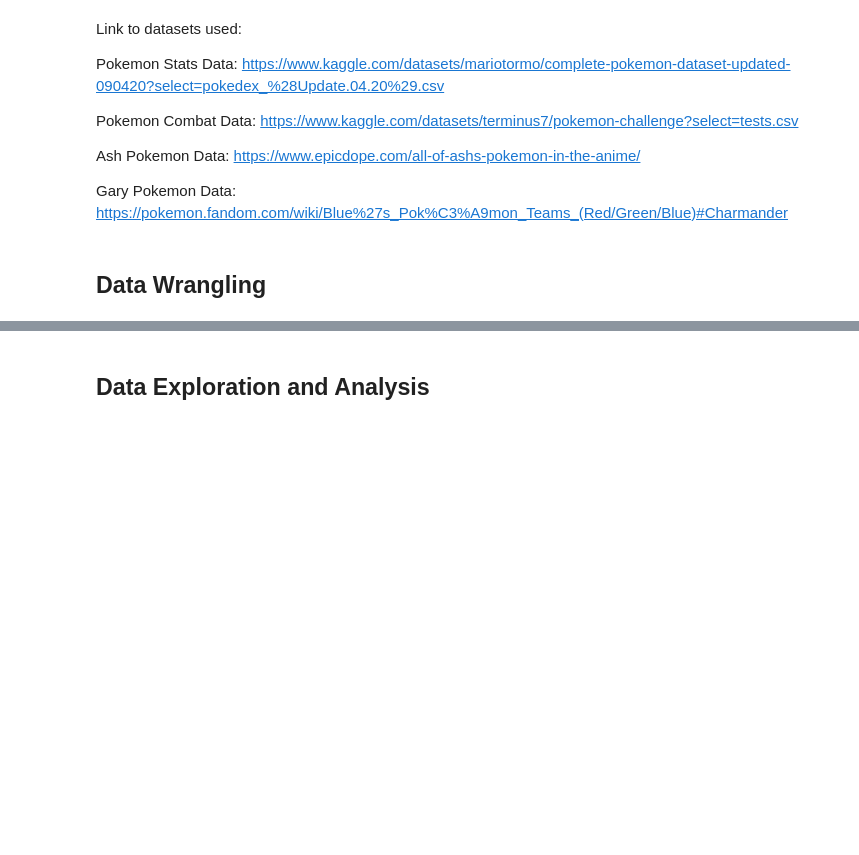
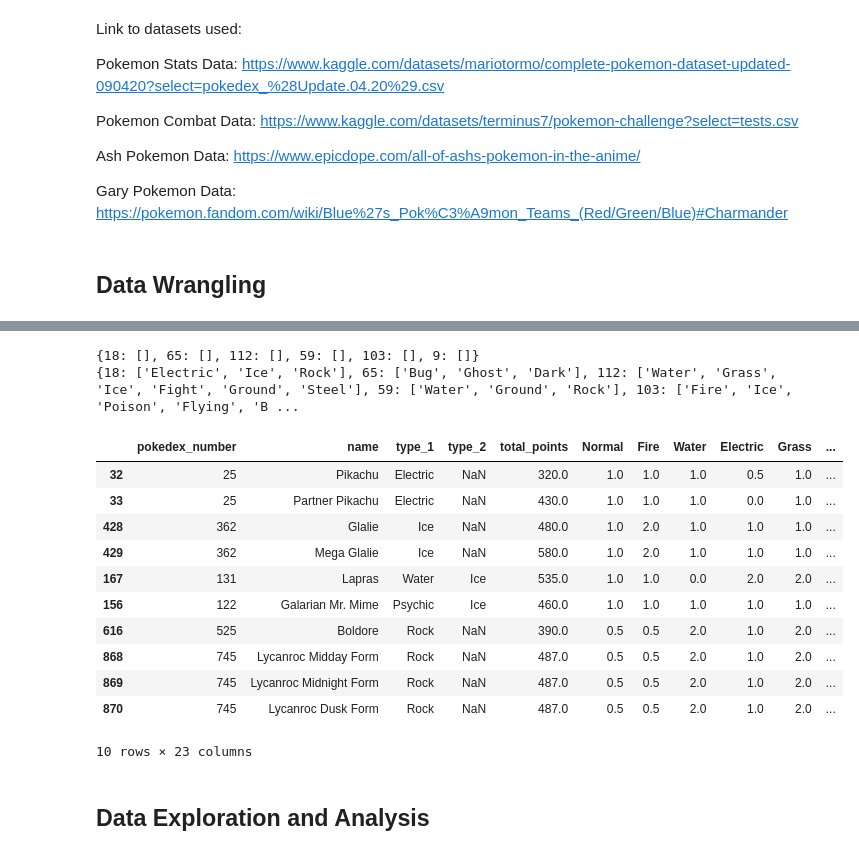
Before and after one commit to codingdn/cmsc320final, a Jupyter notebook: cmsc320final.ipynb, the cells around one changed output, grey strips where cells are left out. Cells and saved outputs as stored; diff of their text form; code cells hidden in the pictures; blank space fills up the shorter version.

```diff
--- a/cmsc320final.ipynb
+++ b/cmsc320final.ipynb
@@ -105,8 +98,48 @@ ash_pokemon.drop_duplicates('pokedex_number')
 # %%
 # for each of gary's pokemon, get a list of all the types that are 2 or 4x weak
 # compile together and drop duplicates
 
-# find all pokemon who fits in this typing (either type 1 or type 2 )
+np_gary = gary_pokemon.to_numpy()
+weakness = {}
+for i in gary_pokemon['pokedex_number']:
+    weakness[i] = []
+
+print(weakness)
+cols = gary_pokemon.columns.values.tolist()
+for i in np_gary:
+    for j in range (5, len(i)):
+        if (i[j] >= 2):
+            weakness[i[0]].append(cols[j])
+
+print(weakness)
+
+# find all pokemon who fits in this typing (either type 1 or type 2)
+counter_poke = {}
+for i in gary_pokemon['pokedex_number']:
+    counter_poke[i] = pd.DataFrame()
+
+for i in weakness.keys():
+    for j in weakness[i]:
+        counter_poke[i] = pd.concat([counter_poke[i], ash_pokemon[ash_pokemon['type_1'] == j]])
+        counter_poke[i] = pd.concat([counter_poke[i], ash_pokemon[ash_pokemon['type_2'] == j]])
+        counter_poke[i].drop_duplicates()
+
+counter_poke[18]
+# %% [output]
+{18: [], 65: [], 112: [], 59: [], 103: [], 9: []}
+{18: ['Electric', 'Ice', 'Rock'], 65: ['Bug', 'Ghost', 'Dark'], 112: ['Water', 'Grass', 'Ice', 'Fight', 'Ground', 'Steel'], 59: ['Water', 'Ground', 'Rock'], 103: ['Fire', 'Ice', 'Poison', 'Flying', 'B ...
+|  | pokedex_number | name | type_1 | type_2 | total_points | Normal | Fire | Water | Electric | Grass | ... |
+| 32 | 25 | Pikachu | Electric | NaN | 320.0 | 1.0 | 1.0 | 1.0 | 0.5 | 1.0 | ... |
+| 33 | 25 | Partner Pikachu | Electric | NaN | 430.0 | 1.0 | 1.0 | 1.0 | 0.0 | 1.0 | ... |
+| 428 | 362 | Glalie | Ice | NaN | 480.0 | 1.0 | 2.0 | 1.0 | 1.0 | 1.0 | ... |
+| 429 | 362 | Mega Glalie | Ice | NaN | 580.0 | 1.0 | 2.0 | 1.0 | 1.0 | 1.0 | ... |
+| 167 | 131 | Lapras | Water | Ice | 535.0 | 1.0 | 1.0 | 0.0 | 2.0 | 2.0 | ... |
+| 156 | 122 | Galarian Mr. Mime | Psychic | Ice | 460.0 | 1.0 | 1.0 | 1.0 | 1.0 | 1.0 | ... |
+| 616 | 525 | Boldore | Rock | NaN | 390.0 | 0.5 | 0.5 | 2.0 | 1.0 | 2.0 | ... |
+| 868 | 745 | Lycanroc Midday Form | Rock | NaN | 487.0 | 0.5 | 0.5 | 2.0 | 1.0 | 2.0 | ... |
+| 869 | 745 | Lycanroc Midnight Form | Rock | NaN | 487.0 | 0.5 | 0.5 | 2.0 | 1.0 | 2.0 | ... |
+| 870 | 745 | Lycanroc Dusk Form | Rock | NaN | 487.0 | 0.5 | 0.5 | 2.0 | 1.0 | 2.0 | ... |
+10 rows × 23 columns
 # %% [markdown]
 ## Data Exploration and Analysis
 # %%
```
Also changed, not shown: parts of 5 cells of this notebook.
